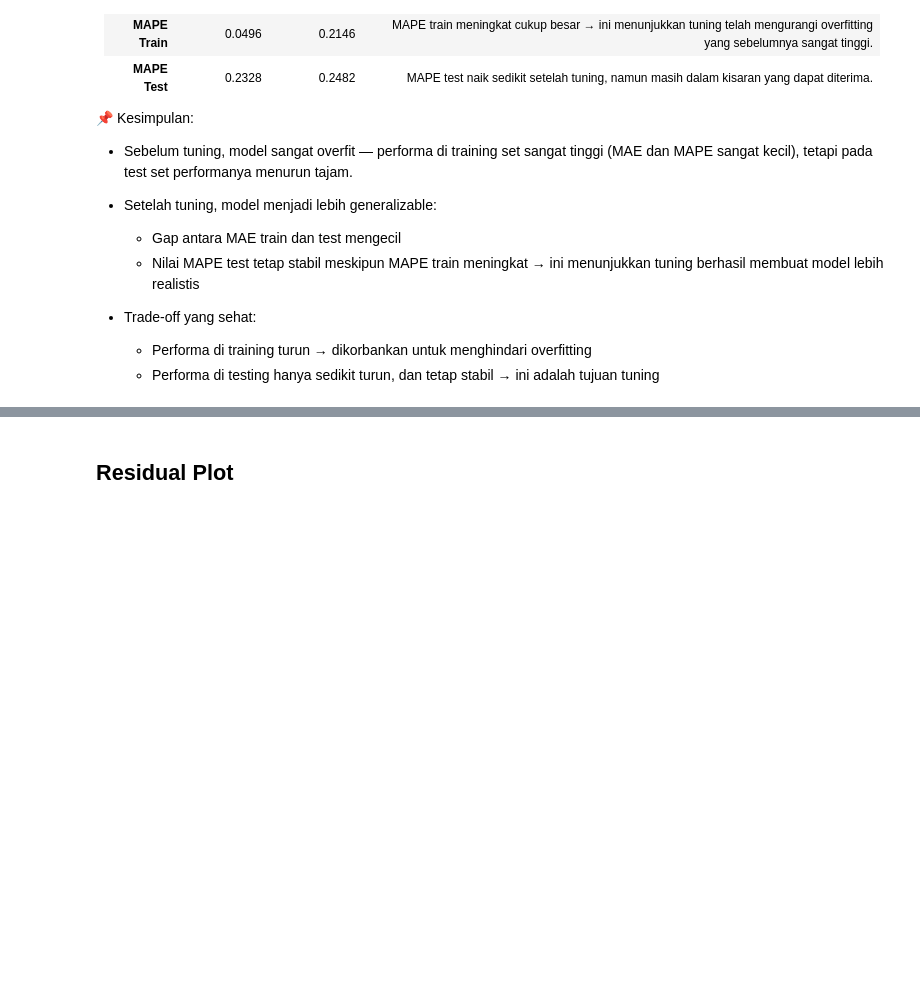
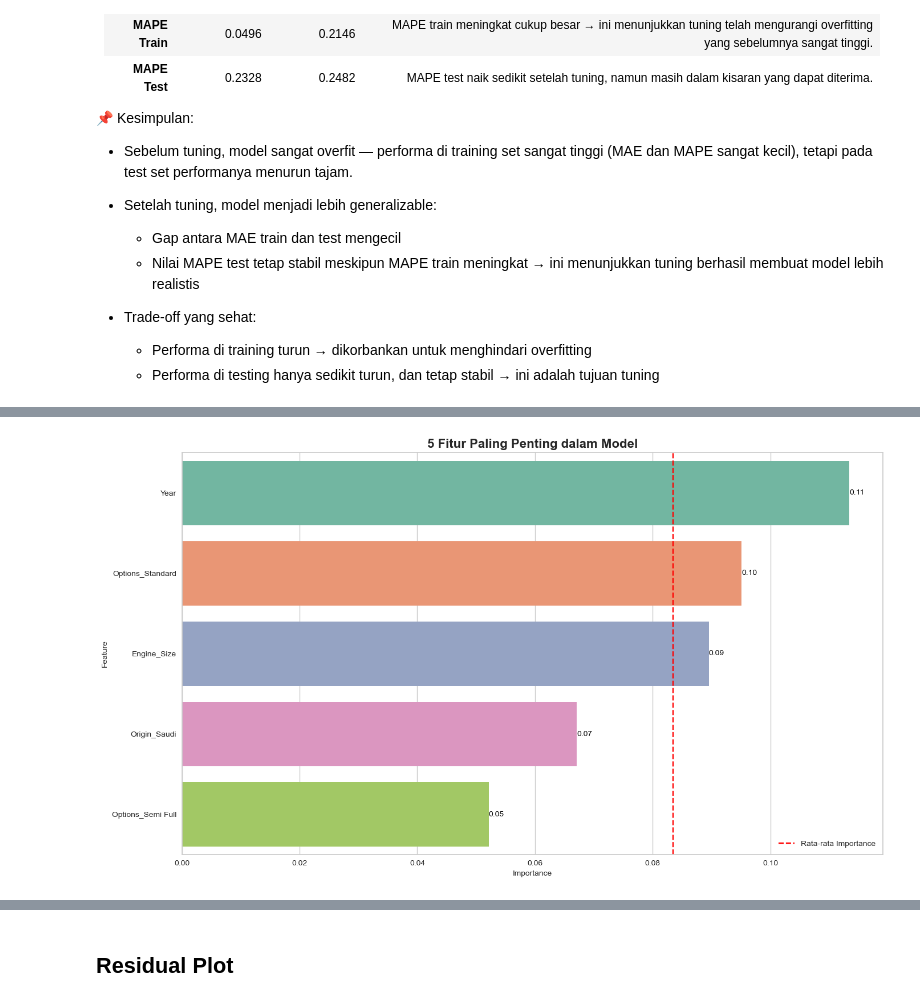
Before and after one commit to Kiranaazhura/Saudi_Arabia_Used_Car_Analysis, a Jupyter notebook: Notebook/Saudi_Arabia_Used_Car.ipynb, the cells around one changed output, grey strips where cells are left out. Drawn from its saved outputs; the diff is of its cells as text; code cells hidden in the pictures; blank space fills up the shorter version.

```diff
--- a/Notebook/Saudi_Arabia_Used_Car.ipynb
+++ b/Notebook/Saudi_Arabia_Used_Car.ipynb
@@ -1282,0 +1294,5 @@ df_compare
+# %%
+# Plot feature importances
+feature_imp = pd.DataFrame(best_model['model'].feature_importances_, transformer.get_feature_names_out()).reset_index().rename(columns={'index' : 'Feature', 0 : 'Importance'})
+Top5_feature = feature_imp.sort_values('Importance',ascending=False).head(5)
+Top5_feature
@@ -1282,0 +1335,49 @@ df_compare
+# %%
+# Hapus prefix dari nama fitur agar lebih mudah dibaca
+Top5_feature['Feature'] = (
+    Top5_feature['Feature']
+    .str.replace('Binary__', '', regex=False)
+    .str.replace('One Hot__', '', regex=False)
+    .str.replace('Robust__', '', regex=False)
+    .str.replace('onehot__', '', regex=False)
+    .str.replace('robust__', '', regex=False)
+)
+
+# Pastikan kolom 'Importance' bertipe numerik
+Top5_feature['Importance'] = pd.to_numeric(Top5_feature['Importance'], errors='coerce')
+
+# Hitung rata-rata importance
+mean_imp = Top5_feature['Importance'].mean()
+
+# --- VISUALISASI ---
+
+# Buat palet warna gradien
+custom_palette = sns.color_palette("Set2", n_colors=len(Top5_feature))
+
+# Atur ukuran figure
+plt.figure(figsize=(14, 8))
+
+# Buat barplot horizontal
+bar_plot = sns.barplot(
+    data=Top5_feature,
+    x='Importance',
+    y='Feature',
+    palette=custom_palette
+)
+
+# Tambahkan label nilai importance ke masing-masing bar
+for index, value in enumerate(Top5_feature['Importance']):
+    bar_plot.text(value, index, f'{value:.2f}', ha='left', va='center', fontsize=10, color='black')
+
+# Tambahkan judul grafik
+plt.title('5 Fitur Paling Penting dalam Model', fontsize=16, fontweight='bold')
+
+# Tambahkan garis rata-rata sebagai referensi
+plt.axvline(x=mean_imp, color='red', linestyle='--', label='Rata-rata Importance')
+
+# Tampilkan legenda dan grafik
+plt.legend()
+plt.tight_layout()
+plt.show()
+# %% [output]
+[figure, added]
```
Also changed, not shown: parts of 7 cells of this notebook.
